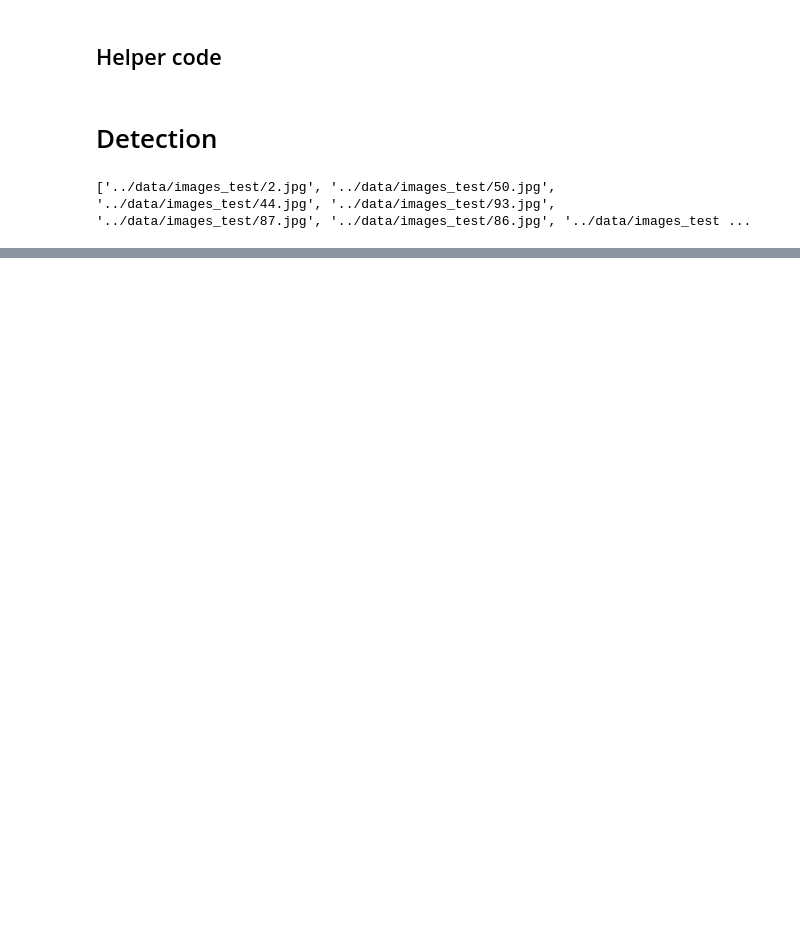
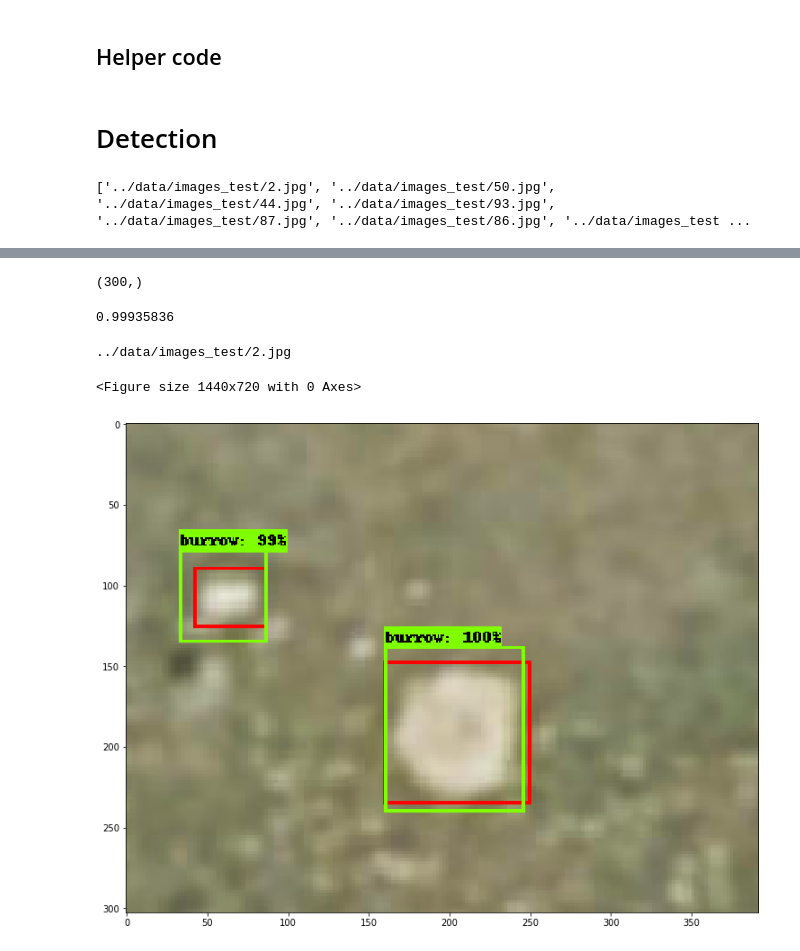
Before and after one commit to rc1208/prairie-burrow-distribution-using-AI, a Jupyter notebook: object_detection/prarie-burrow-notebook-results.ipynb, the cells around one changed output, grey strips where cells are left out. Cells and saved outputs as stored; diff of their text form; code cells hidden in the pictures; blank space fills up the shorter version.

```diff
--- a/object_detection/prarie-burrow-notebook-results.ipynb
+++ b/object_detection/prarie-burrow-notebook-results.ipynb
@@ -187,6 +187,0 @@ ValueError: cannot reshape array of size 19903360 into shape (1816,2740,3)
-# %%
-for image_path in TEST_IMAGE_PATHS[:3]:
-    image = Image.open(image_path)
-    plt.figure(figsize=IMAGE_SIZE)
-    image_np = load_image_into_numpy_array(image)
-    plt.imshow(image_np)
@@ -196,0 +226,48 @@ for image_path in TEST_IMAGE_PATHS[:3]:
+# %%
+b.shape
+# %% [output]
+(300,)
+# %%
+b[1]
+# %% [output]
+0.99935836
+# %%
+for image_path in TEST_IMAGE_PATHS[:1]:
+    print(image_path)
+    image = Image.open(image_path)
+    plt.figure(figsize=IMAGE_SIZE)
+    image_np = load_image_into_numpy_array(image) #a numpy array with shape [height, width, 3]
+    image_np_expanded = np.expand_dims(image_np, axis=0)
+    # Actual detection.
+    output_dict = run_inference_for_single_image(image_np_expanded, detection_graph)
+    '''
+    <xmin>42</xmin>
+	<ymin>90</ymin>
+	<xmax>87</xmax>
+	<ymax>125</ymax>
+
+    <xmin>159</xmin>
+	<ymin>148</ymin>
+	<xmax>250</xmax>
+	<ymax>234</ymax>
+    '''
+    vis_util.draw_bounding_box_on_image_array(image_np, 90, 42, 125, 87, color='red', thickness = 2, use_normalized_coordinates = False)
+    vis_util.draw_bounding_box_on_image_array(image_np, 148, 159, 234, 250, color='red', thickness = 2, use_normalized_coordinates = False)
+
+
+    vis_util.visualize_boxes_and_labels_on_image_array(
+      image_np,
+      output_dict['detection_boxes'],
+      output_dict['detection_classes'],
+      output_dict['detection_scores'],
+      category_index,
+      instance_masks=output_dict.get('detection_masks'),
+      use_normalized_coordinates=True,
+      line_thickness=2)
+    plt.figure(figsize=IMAGE_SIZE)
+    plt.imshow(image_np)
+    plt.show()
+# %% [output]
+../data/images_test/2.jpg
+<Figure size 1440x720 with 0 Axes>
+[figure, added]
```
Also changed, not shown: parts of 10 cells of this notebook, 2 other files.
